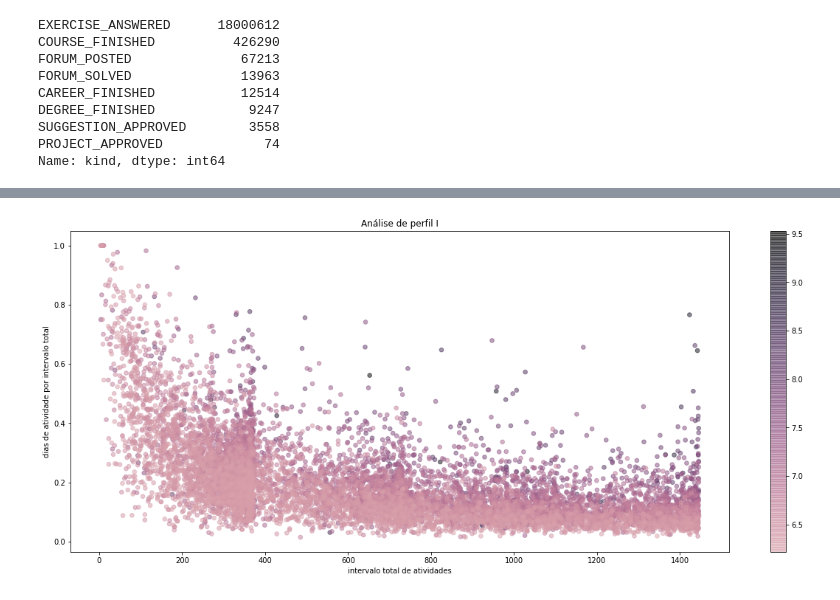
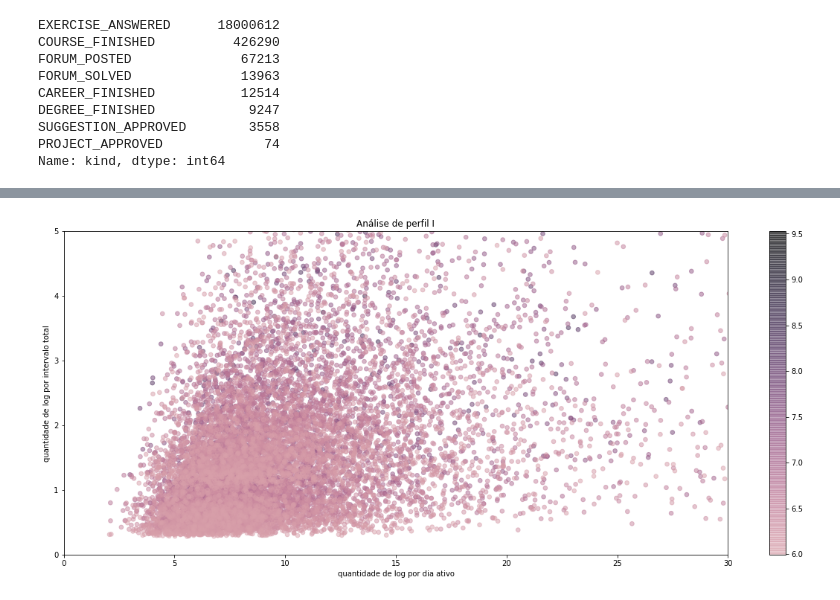
Before and after one commit to jo-nsc/distance-education-2020, a Jupyter notebook: User_Profile_log.ipynb, the cells around one changed output, grey strips where cells are left out. Saved outputs shown, nothing was run; the diff lists cells and outputs as text; code cells hidden in the pictures.

Commit message:
final version user_profile_log.ipynb

```diff
--- a/User_Profile_log.ipynb
+++ b/User_Profile_log.ipynb
@@ -17,6 +34,6 @@ from scipy import stats
 # %%
-logData = pd.read_csv("/content/drive/My Drive/Disciplinas/Lab avancado de ciencias de dados/new_data/anonimized_logs.csv")
-logData.head()
+log_data_df = pd.read_csv("/content/drive/My Drive/Disciplinas/Lab avancado de ciencias de dados/new_data/anonimized_logs.csv")
+log_data_df.head()
 # %% [output]
 |  | user_uuid | moment | kind | iterable_uuid |
 | 0 | 57928 | 2016-09-12 | EXERCISE_ANSWERED | 2918d775-73e8-4c33-a3b7-5f0726bbe3ca |
@@ -97,24 +137,41 @@ def basicStatistic(data):
   sr = pd.Series(st, index =["max","min","média","mediano","des. pad."])
   print(sr)
 # %%
-size = uniqueUserActivityCount.values[uniqueUserActivityCount.values>500].shape[0]
+minimum_log_limit = 400
 
-users =  uniqueUserActivityCount.index[:size]
+size = uniqueUserLogCount.values[uniqueUserLogCount.values > minimum_log_limit].shape[0]
+
+users =  uniqueUserLogCount.index[:size]
 
 log_density = np.zeros((size))
 daily_log_density = np.zeros((size))
 interval = np.zeros((size))
-log_counts = uniqueUserActivityCount.values[:size]
+log_counts = uniqueUserLogCount.values[:size]
 
 for i in range (size):
-  is_user =  logData['user_uuid']==users[i]
-  logData_user = logData[is_user]
+  is_user =  log_data_df['user_uuid']==users[i]
+  logData_user = log_data_df[is_user]
   sorted_logData_user = logData_user.sort_values(by = 'moment')
   dates = sorted_logData_user['moment'].values
 
   interval[i]=(getDateDiff(dates[0],dates[dates.shape[0]-1])+1)
   log_density[i]=sorted_logData_user.moment.value_counts().index.shape[0] / interval[i]
   daily_log_density[i] = sorted_logData_user.moment.value_counts().mean()
+
+
+absolute_log_counts = np.zeros((size, int(interval.max())))
+
+for i in range (size):
+  is_user =  log_data_df['user_uuid']==users[i]
+  logData_user = log_data_df[is_user]
+  sorted_logData_user = logData_user.sort_values(by = 'moment')
+  dates = sorted_logData_user['moment'].values
+  absolute_log_counts[i,0] = 1
+  pointer = 0
+  for j in range (1,dates.shape[0]):
+    date_diff = getDateDiff(dates[j-1],dates[j])
+    absolute_log_counts[i,pointer+date_diff] = absolute_log_counts[i,pointer+date_diff]+1
+    pointer = pointer+date_diff
 # %%
 # analisando os intervalos
 basicStatistic(interval)
@@ -199,16 +256,17 @@ cmap = sns.cubehelix_palette(dark=0, light=0.7,as_cmap=True)
 # %%
 #maior correlação
 plt.figure(figsize=(20,8))
-sc =plt.scatter(interval, log_density, s=area, c=colors, alpha=0.5,cmap=cmap)
-
+sc =plt.scatter(daily_log_density, np.divide(log_counts,interval), s=area, c=colors, alpha=0.5,cmap=cmap)
+plt.xlim(0, 30)
+plt.ylim(0, 5)
 
 plt.title('Análise de perfil I')
-plt.xlabel('intervalo total de atividades')
-plt.ylabel('dias de atividade por intervalo total')
+plt.xlabel('quantidade de log por dia ativo')
+plt.ylabel('quantidade de log por intervalo total')
 plt.colorbar(sc)
 plt.show()
 # %% [output]
-[figure, old version]
+[figure, new version]
 # %%
 #2a maior correlação
 plt.figure(figsize=(20,8))
```
Also changed, not shown: parts of 59 cells of this notebook.
